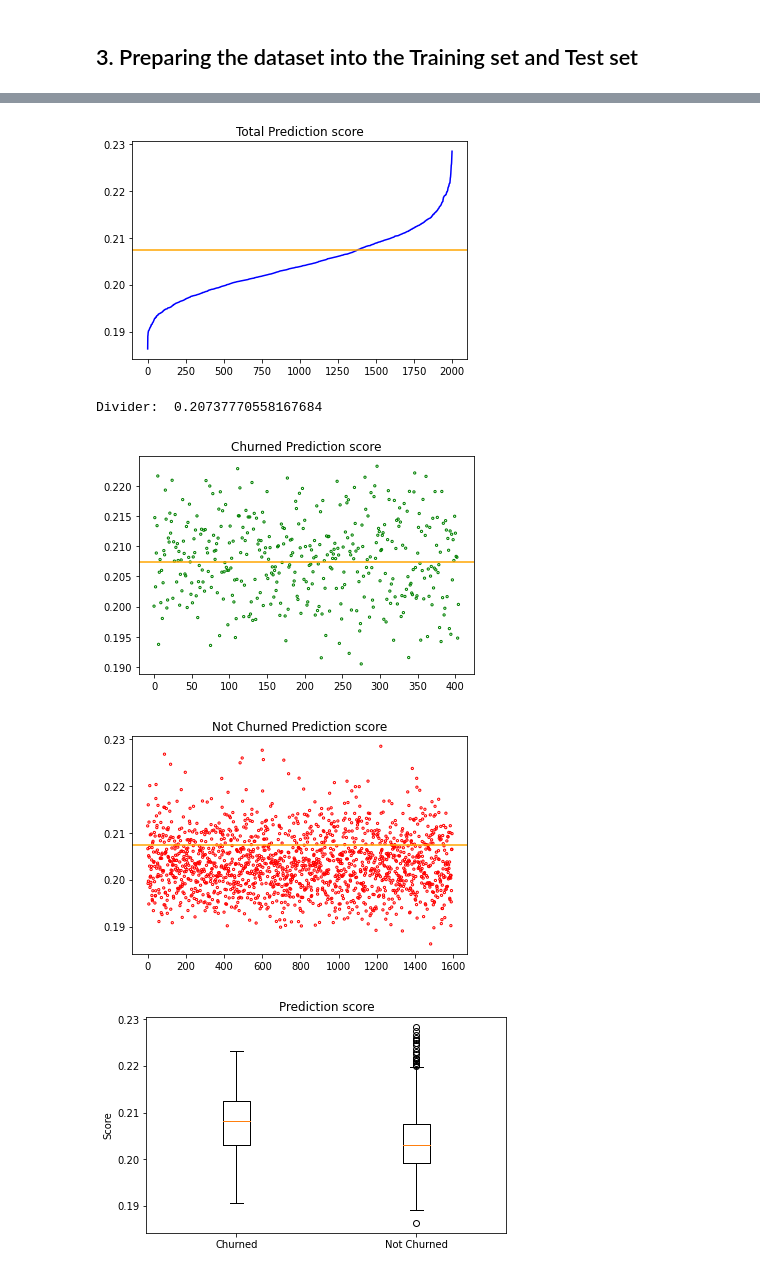
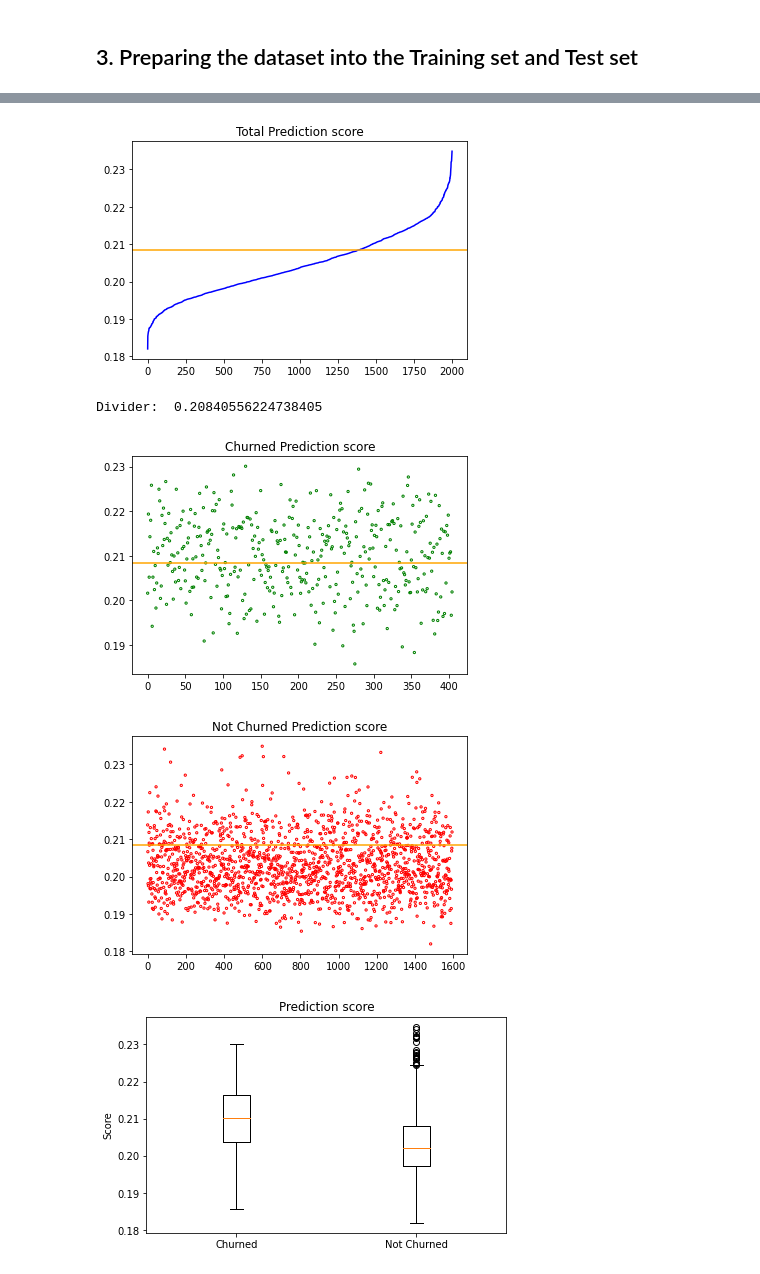
Before and after one commit to oooookk7/machine-learning-a-to-z, a Jupyter notebook: 08/artificial_neural_network-from-scratch.ipynb, the cells around one changed output, grey strips where cells are left out. Cells and saved outputs as stored; diff of their text form; code cells hidden in the pictures.

```diff
--- a/08/artificial_neural_network-from-scratch.ipynb
+++ b/08/artificial_neural_network-from-scratch.ipynb
@@ -53,6 +53,10 @@ def sigmoid(z):
 
 def euclidean_normalize(z, axis=0):
     return np.apply_along_axis(lambda a: np.sqrt(np.sum(np.power(a, 2))), axis, z)
+
+def unit_step(y_values_pred):
+    pred_avg = (np.min(y_values_pred) + np.max(y_values_pred)) / 2
+    return y_values_pred.flatten() > pred_avg, pred_avg
 
 class LogisticRegression:
 
@@ -104,7 +108,7 @@ class LogisticRegression:
         return np.array([self.activation_function([v]) for v in x_values])
 
 model = LogisticRegression(x_train.shape[1])
-_, costs = model.update_parameters(x_train, y_train)
+_, costs = model.update_parameters(x_train, y_train, no_of_iterations=250)
 # %% [output]
 Cost for iteration 1: 462.02618008671925
 Cost for iteration 2: 355.0074026794641
@@ -133,13 +137,13 @@ plt.xlabel('Iteration')
 plt.ylabel('Cost')
 plt.show()
 
-y_pred = model.predict(x_test)
-y_pred_divider = (np.min(y_pred) + np.max(y_pred)) / 2
+y_pred_prob = model.predict(x_test)
+y_pred, y_pred_divider = unit_step(y_pred_prob)
 
-y_test_1 = list(map(lambda a: a[1], filter(lambda a: y_test[a[0]] == 1, enumerate(y_pred))))
-y_test_0 = list(map(lambda a: a[1], filter(lambda a: y_test[a[0]] == 0, enumerate(y_pred))))
+y_test_1 = list(map(lambda a: a[1], filter(lambda a: y_test[a[0]] == 1, enumerate(y_pred_prob))))
+y_test_0 = list(map(lambda a: a[1], filter(lambda a: y_test[a[0]] == 0, enumerate(y_pred_prob))))
 
-plt.plot(np.arange(len(y_pred)), sorted(y_pred), color='blue')
+plt.plot(np.arange(len(y_pred_prob)), sorted(y_pred_prob), color='blue')
 plt.axhline(y=y_pred_divider, color='orange', linestyle='-')
 plt.title('Total Prediction score')
 plt.show()
@@ -162,8 +166,8 @@ ax.set_ylabel('Score')
 ax.set_title('Prediction score')
 ax.set_xticklabels(('Churned', 'Not Churned'))
 bp = ax.boxplot([
-    [p[0] for i, p in enumerate(y_pred) if y_test[i] == 1],
-    [p[0] for i, p in enumerate(y_pred) if y_test[i] == 0],
+    [p[0] for i, p in enumerate(y_pred_prob) if y_test[i] == 1],
+    [p[0] for i, p in enumerate(y_pred_prob) if y_test[i] == 0],
 ])
 plt.show()
 
@@ -182,9 +186,6 @@ print('\n', pd.DataFrame([
     [whiskers[1][0], whiskers[3][0]]
 ], columns=['Churned', 'Not Churned'], index=['Outlier (min)', 'Outlier (max)', 'Outlier (avg)', 'Min', 'Max', 'Q1 (25%)', 'Q2 (50%, median)', 'Q3 (75%)']), '\n')
 
-
-y_pred = y_pred > y_pred_divider
-
 cm = confusion_matrix(y_test, y_pred)
 
 print(pd.DataFrame(cm, columns=['Pred. Not Churned', 'Pred. Churned'], index=['Not Churned', 'Churned']), '\n')
@@ -195,6 +196,6 @@ print(f'Total Churned: {len(list(filter(lambda a: a == 1, y_test)))}, Not Churne
-[figure, old version]
+[figure, new version]
-Divider:  0.20737770558167684
+Divider:  0.20840556224738405
-[figure, old version]
+[figure, new version]
-[figure, old version]
+[figure, new version]
-[figure, old version]
+[figure, new version]
                     Churned  Not Churned
```
Also changed, not shown: parts of 4 cells of this notebook, 1 other file.
